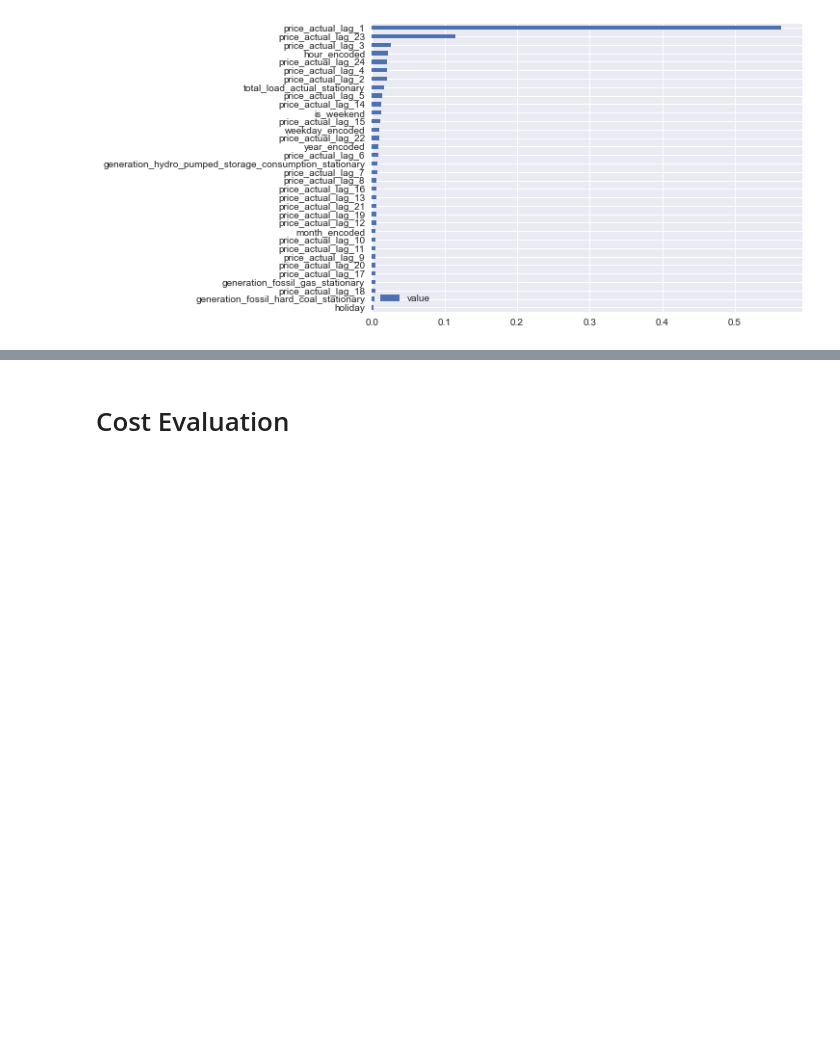
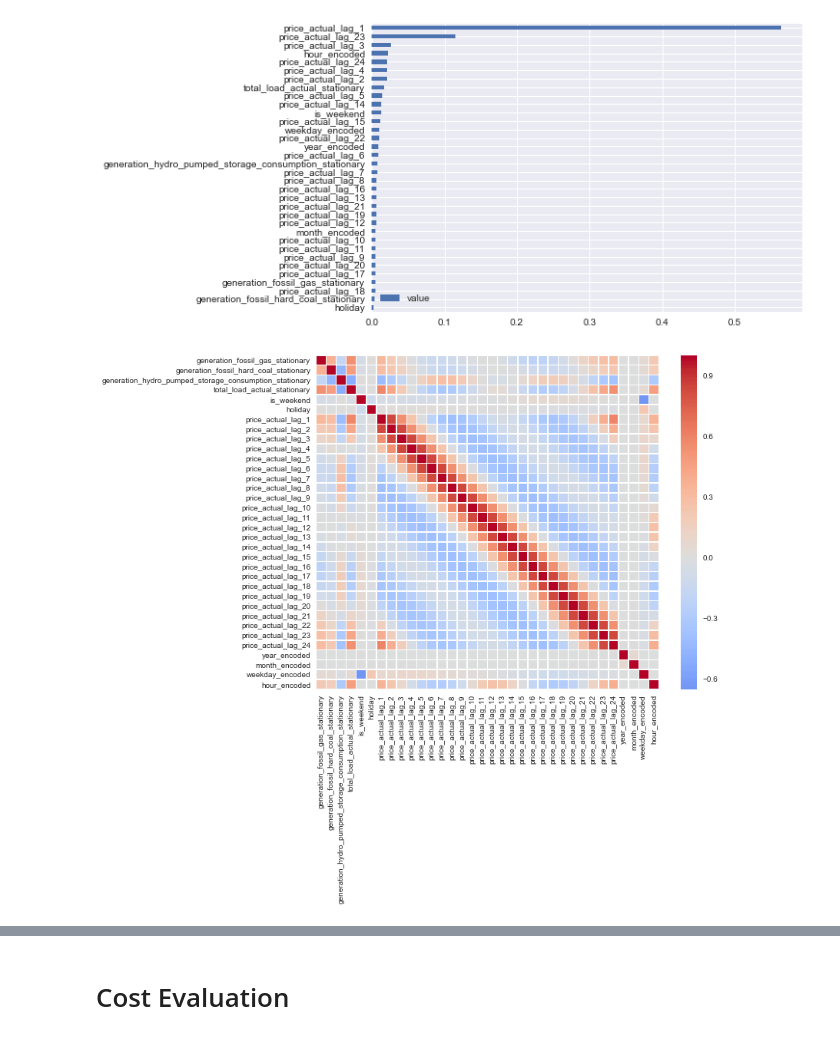
Before and after one commit to KishenSharma6/SpainEnergyAnalysis, a Jupyter notebook: Project_Codes/04_Modeling/2020_0622_Model_Development.ipynb, the cells around one changed output, grey strips where cells are left out. Cells and saved outputs as stored; diff of their text form; code cells hidden in the pictures; blank space fills up the shorter version.

```diff
--- a/Project_Codes/04_Modeling/2020_0622_Model_Development.ipynb
+++ b/Project_Codes/04_Modeling/2020_0622_Model_Development.ipynb
@@ -410,3 +357,10 @@ feature_importance.plot(kind = 'barh')
 # %% [output]
 <matplotlib.axes._subplots.AxesSubplot at 0x...>
 [figure]
+# %%
+import seaborn as sns
+plt.figure(figsize=(10, 8))
+sns.heatmap(X_train_boost.corr(),cmap = 'coolwarm', linewidths=.5,annot_kws=None, center = 0,
+            linecolor='white');
+# %% [output]
+[figure, added]
```
Also changed, not shown: parts of 12 cells of this notebook, 9 other files.
